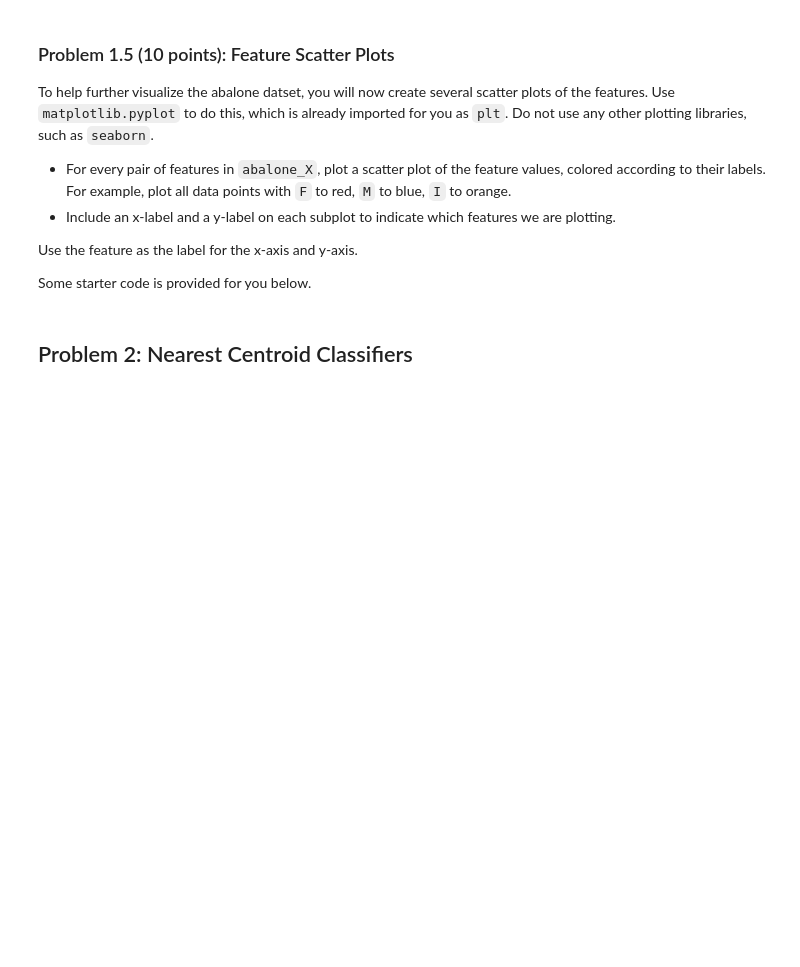
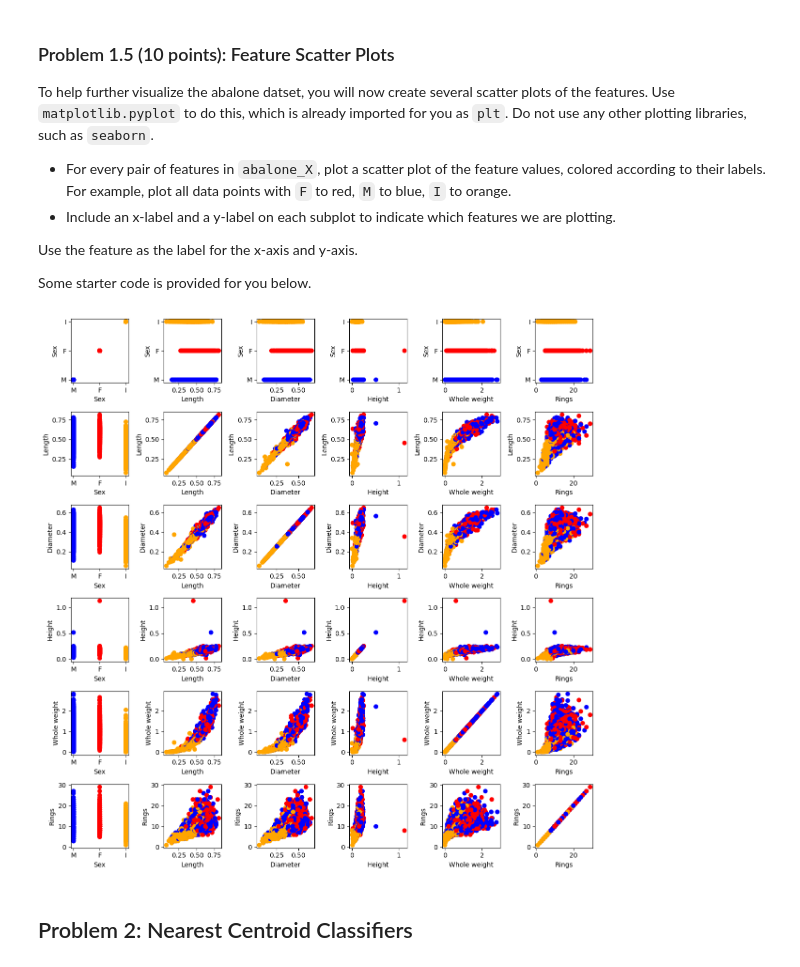
Before and after one commit to Jxykb/ics178HW1, a Jupyter notebook: student/cs178_sp25_hw1.ipynb, the cells around one changed output. Saved outputs shown, nothing was run; the diff lists cells and outputs as text; code cells hidden in the pictures; blank space fills up the shorter version.

```diff
--- a/student/cs178_sp25_hw1.ipynb
+++ b/student/cs178_sp25_hw1.ipynb
@@ -464,23 +522,31 @@ Some starter code is provided for you below.
 # %%
 # create a figure  with 6 rows and 6 columns for features in abalone_clean
 figure, axes = plt.subplots(6, 6, figsize=(12, 12))
 
 # Define the features to plot
 abalone_X = abalone_clean[abalone_phys_attr]
 
 # Create a dictionary mapping sex to unique colors
 sex_to_color = {'F': 'red', 'M': 'blue', 'I': 'orange'}
 
 # Replace sex letter (M,F,I) with integers in the DataFrame
 abalone_color = abalone_clean['Sex'].map(sex_to_color)
 
 ### YOUR CODE STARTS HERE ###
 # Plot a scatter for each feature pair.
 # Make sure to color the points by their class label.
 # Include an x-label and a y-label for each subplot.
-...
+for i, feature in enumerate(abalone_phys_attr):
+    for j, feature in enumerate(abalone_phys_attr):
+        axes[i,j].scatter(abalone_X.iloc[:,j], abalone_X.iloc[:,i], c = abalone_color)
+        axes[i,j].set_xlabel(abalone_phys_attr[j])
+        axes[i,j].set_ylabel(abalone_phys_attr[i])
+
+
 
 plt.tight_layout()
+# %% [output]
+[figure, added]
 # %% [markdown]
 <!-- END QUESTION -->
 
```
Also changed, not shown: parts of 22 cells of this notebook, 2 other files.
